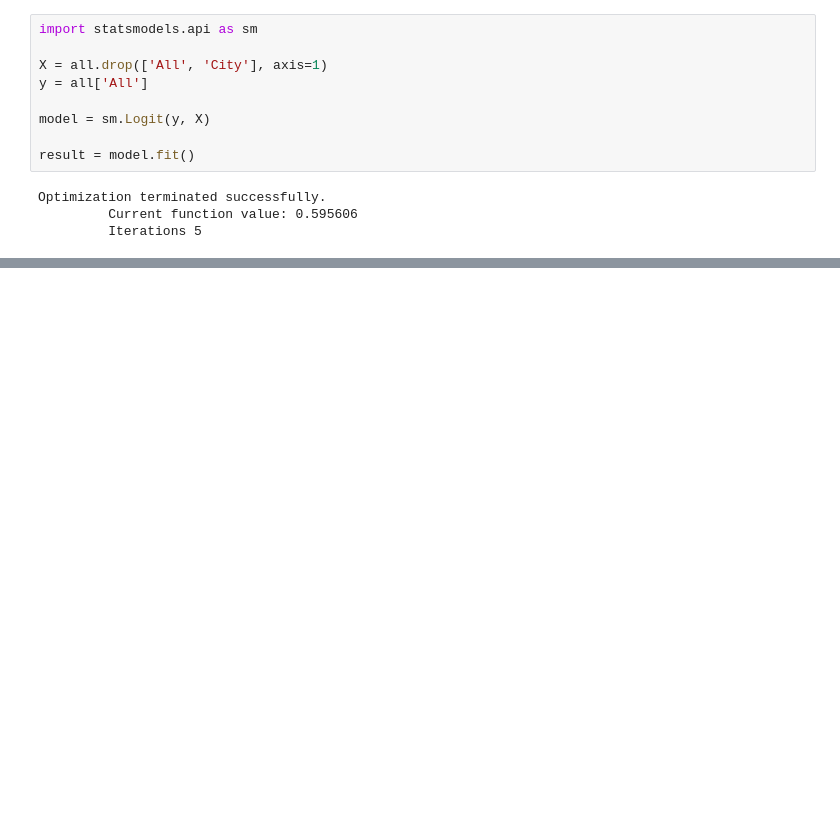
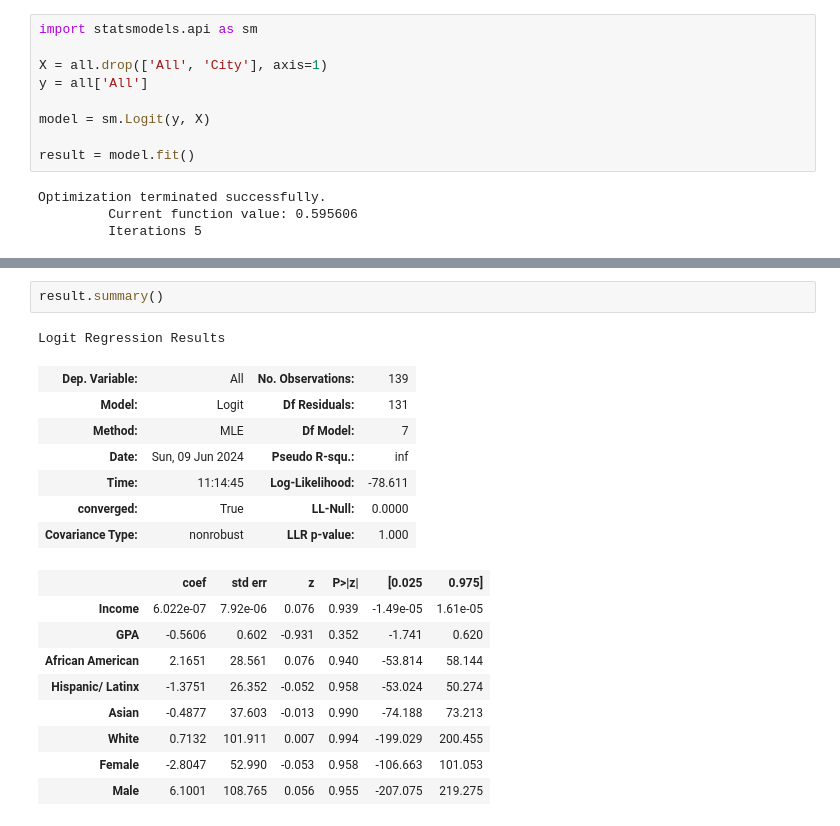
Before and after one commit to wanning-lu/MATH-189-Final-Project, a Jupyter notebook: regression_analysis.ipynb, the cells around one changed output, grey strips where cells are left out. Drawn from its saved outputs; the diff is of its cells as text; blank space fills up the shorter version.

```diff
--- a/regression_analysis.ipynb
+++ b/regression_analysis.ipynb
@@ -219,0 +245,20 @@ Logit Regression Results
+# %%
+result.summary()
+# %% [output]
+Logit Regression Results
+| Dep. Variable: | All | No. Observations: | 139 |
+| Model: | Logit | Df Residuals: | 131 |
+| Method: | MLE | Df Model: | 7 |
+| Date: | Sun, 09 Jun 2024 | Pseudo R-squ.: | inf |
+| Time: | 11:14:45 | Log-Likelihood: | -78.611 |
+| converged: | True | LL-Null: | 0.0000 |
+| Covariance Type: | nonrobust | LLR p-value: | 1.000 |
+|  | coef | std err | z | P>|z| | [0.025 | 0.975] |
+| Income | 6.022e-07 | 7.92e-06 | 0.076 | 0.939 | -1.49e-05 | 1.61e-05 |
+| GPA | -0.5606 | 0.602 | -0.931 | 0.352 | -1.741 | 0.620 |
+| African American | 2.1651 | 28.561 | 0.076 | 0.940 | -53.814 | 58.144 |
+| Hispanic/ Latinx | -1.3751 | 26.352 | -0.052 | 0.958 | -53.024 | 50.274 |
+| Asian | -0.4877 | 37.603 | -0.013 | 0.990 | -74.188 | 73.213 |
+| White | 0.7132 | 101.911 | 0.007 | 0.994 | -199.029 | 200.455 |
+| Female | -2.8047 | 52.990 | -0.053 | 0.958 | -106.663 | 101.053 |
+| Male | 6.1001 | 108.765 | 0.056 | 0.955 | -207.075 | 219.275 |
```
Also changed, not shown: parts of 12 cells of this notebook, 3 other files.
